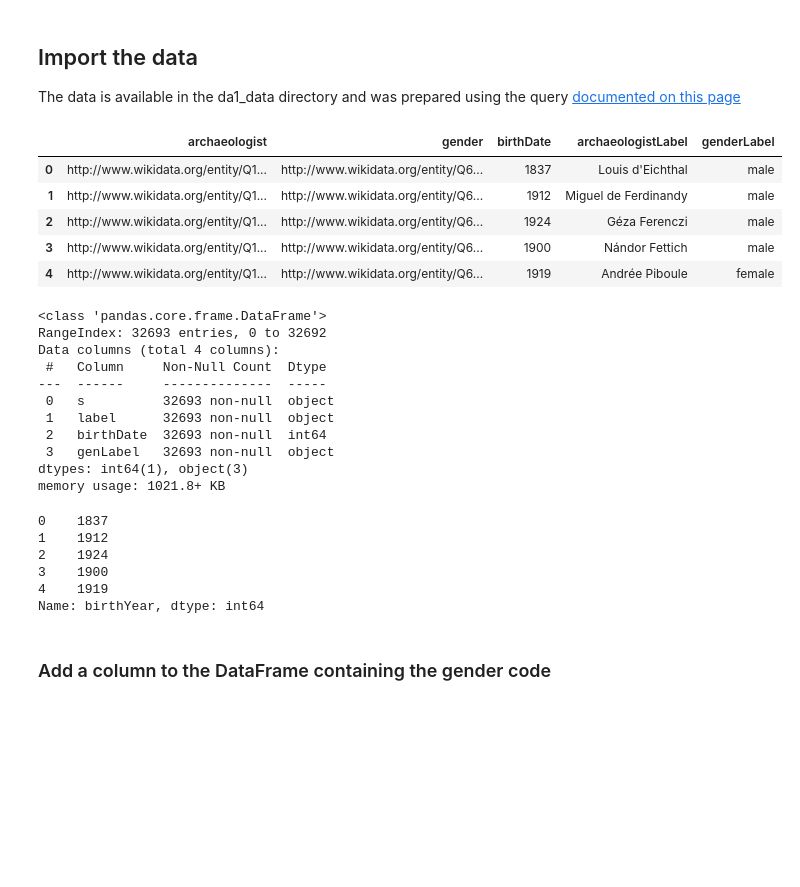
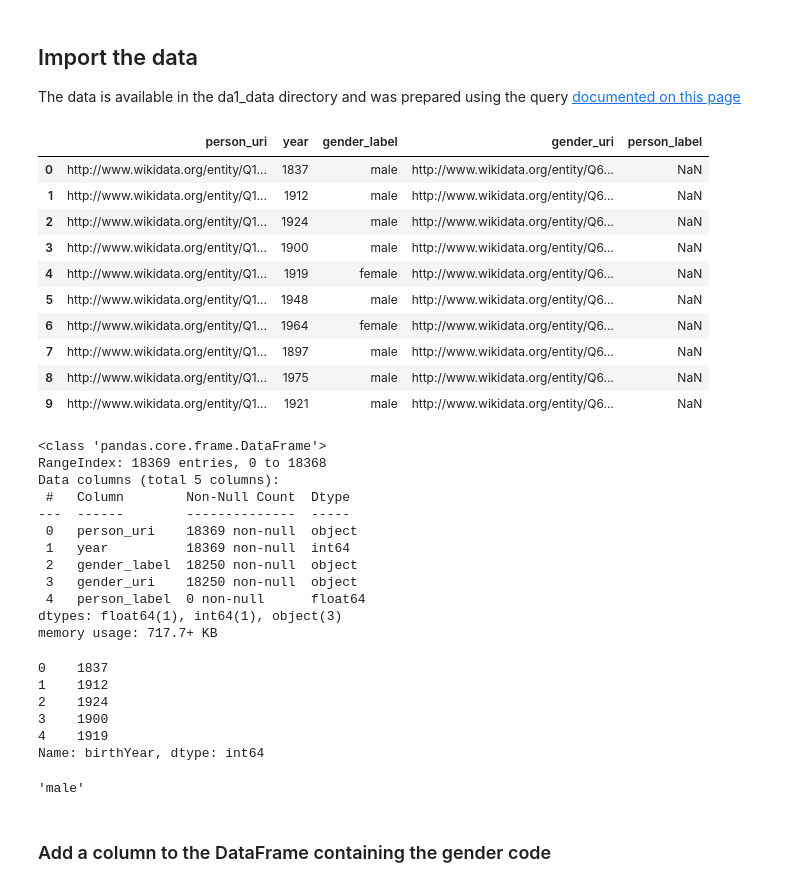
Before and after one commit to EB-Agrippina/LOD-Seminar-FS2026, a Jupyter notebook: Jupyter_Notebooks/da1_distribution_birthYear_gender.ipynb, the cells around one changed output. Drawn from its saved outputs; the diff is of its cells as text; code cells hidden in the pictures; blank space fills up the shorter version.

```diff
--- a/Jupyter_Notebooks/da1_distribution_birthYear_gender.ipynb
+++ b/Jupyter_Notebooks/da1_distribution_birthYear_gender.ipynb
@@ -24,4 +26,4 @@ import plotly.graph_objects as go
 The data is available in the da1_data directory and was prepared using the query [documented on this page](../../documentation/wikidata/data-analysis/da1-distribution-of-births-in-time.md)
 # %%
 ## create variable declaring the path to the data
-path_to_data = 'da1_data/archeologists_gender_birthyear.csv'
+path_to_data = '../da1_data/da1-birth-date-gender.csv'
@@ -28,30 +33,33 @@ path_to_data = 'da1_data/archeologists_gender_birthyear.csv'
 # %%
-## creating a Pandas Dataframe (data container in form of a table)
-df_p = pd.read_csv(path_to_data, sep=",", encoding="utf-8", header=0)
-
 ## first rows of the dataframe
-df_p.head()
+df_p.head(10)
 # %% [output]
-|  | archaeologist | gender | birthDate | archaeologistLabel | genderLabel |
-| 0 | http://www.wikidata.org/entity/Q1... | http://www.wikidata.org/entity/Q6... | 1837 | Louis d'Eichthal | male |
-| 1 | http://www.wikidata.org/entity/Q1... | http://www.wikidata.org/entity/Q6... | 1912 | Miguel de Ferdinandy | male |
-| 2 | http://www.wikidata.org/entity/Q1... | http://www.wikidata.org/entity/Q6... | 1924 | Géza Ferenczi | male |
-| 3 | http://www.wikidata.org/entity/Q1... | http://www.wikidata.org/entity/Q6... | 1900 | Nándor Fettich | male |
-| 4 | http://www.wikidata.org/entity/Q1... | http://www.wikidata.org/entity/Q6... | 1919 | Andrée Piboule | female |
+|  | person_uri | year | gender_label | gender_uri | person_label |
+| 0 | http://www.wikidata.org/entity/Q1... | 1837 | male | http://www.wikidata.org/entity/Q6... | NaN |
+| 1 | http://www.wikidata.org/entity/Q1... | 1912 | male | http://www.wikidata.org/entity/Q6... | NaN |
+| 2 | http://www.wikidata.org/entity/Q1... | 1924 | male | http://www.wikidata.org/entity/Q6... | NaN |
+| 3 | http://www.wikidata.org/entity/Q1... | 1900 | male | http://www.wikidata.org/entity/Q6... | NaN |
+| 4 | http://www.wikidata.org/entity/Q1... | 1919 | female | http://www.wikidata.org/entity/Q6... | NaN |
+| 5 | http://www.wikidata.org/entity/Q1... | 1948 | male | http://www.wikidata.org/entity/Q6... | NaN |
+| 6 | http://www.wikidata.org/entity/Q1... | 1964 | female | http://www.wikidata.org/entity/Q6... | NaN |
+| 7 | http://www.wikidata.org/entity/Q1... | 1897 | male | http://www.wikidata.org/entity/Q6... | NaN |
+| 8 | http://www.wikidata.org/entity/Q1... | 1975 | male | http://www.wikidata.org/entity/Q6... | NaN |
+| 9 | http://www.wikidata.org/entity/Q1... | 1921 | male | http://www.wikidata.org/entity/Q6... | NaN |
 # %%
 ## Basic infor about the DataFrame
 df_p.info()
 # %% [output]
 <class 'pandas.core.frame.DataFrame'>
-RangeIndex: 32693 entries, 0 to 32692
-Data columns (total 4 columns):
- #   Column     Non-Null Count  Dtype
----  ------     --------------  -----
- 0   s          32693 non-null  object
- 1   label      32693 non-null  object
- 2   birthDate  32693 non-null  int64
- 3   genLabel   32693 non-null  object
-dtypes: int64(1), object(3)
-memory usage: 1021.8+ KB
+RangeIndex: 18369 entries, 0 to 18368
+Data columns (total 5 columns):
+ #   Column        Non-Null Count  Dtype
+---  ------        --------------  -----
+ 0   person_uri    18369 non-null  object
+ 1   year          18369 non-null  int64
+ 2   gender_label  18250 non-null  object
+ 3   gender_uri    18250 non-null  object
+ 4   person_label  0 non-null      float64
+dtypes: float64(1), int64(1), object(3)
+memory usage: 717.7+ KB
 # %%
 ### Rename a column
@@ -66,6 +80,10 @@ df_p.birthYear.head()
 3    1900
 4    1919
 Name: birthYear, dtype: int64
+# %%
+df_p['genLabel'][0]
+# %% [output]
+'male'
 # %% [markdown]
 ### Add a column to the DataFrame containing the gender code
 # %%
```
Also changed, not shown: parts of 52 cells of this notebook.
